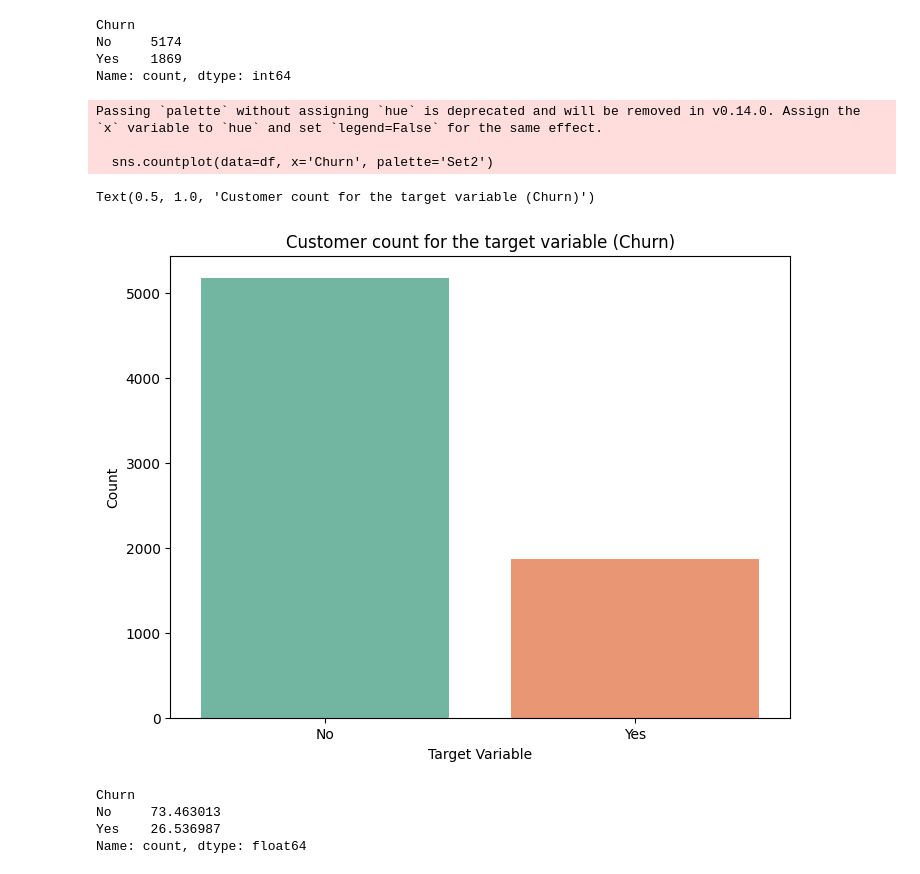
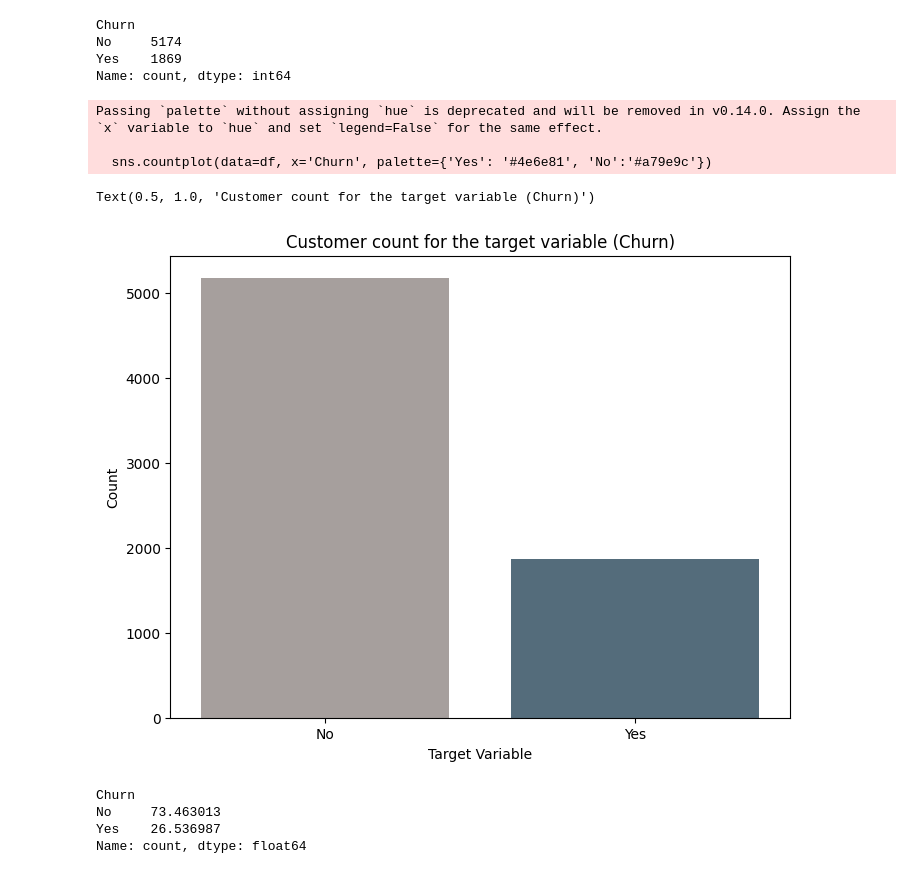
Before and after one commit to AdityaKumbhar21/EDA_Customer_Churn_Analysis, a Jupyter notebook: analysis.ipynb, the cells around one changed output. Drawn from its saved outputs; the diff is of its cells as text; code cells hidden in the pictures.

Commit message:
customization of graphs

```diff
--- a/analysis.ipynb
+++ b/analysis.ipynb
@@ -84,16 +84,16 @@ Yes    1869
 Name: count, dtype: int64
 # %%
 plt.figure(figsize=(8,6))
-sns.countplot(data=df, x='Churn', palette='Set2')
+sns.countplot(data=df, x='Churn', palette={'Yes': '#4e6e81', 'No':'#a79e9c'})
 plt.xlabel("Target Variable")
 plt.ylabel("Count")
 plt.title("Customer count for the target variable (Churn)")
 # %% [output]
 Passing `palette` without assigning `hue` is deprecated and will be removed in v0.14.0. Assign the `x` variable to `hue` and set `legend=False` for the same effect.
 
-  sns.countplot(data=df, x='Churn', palette='Set2')
+  sns.countplot(data=df, x='Churn', palette={'Yes': '#4e6e81', 'No':'#a79e9c'})
 Text(0.5, 1.0, 'Customer count for the target variable (Churn)')
-[figure, old version]
+[figure, new version]
 # %%
 df['Churn'].value_counts()/len(df)*100
 # %% [output]
```
